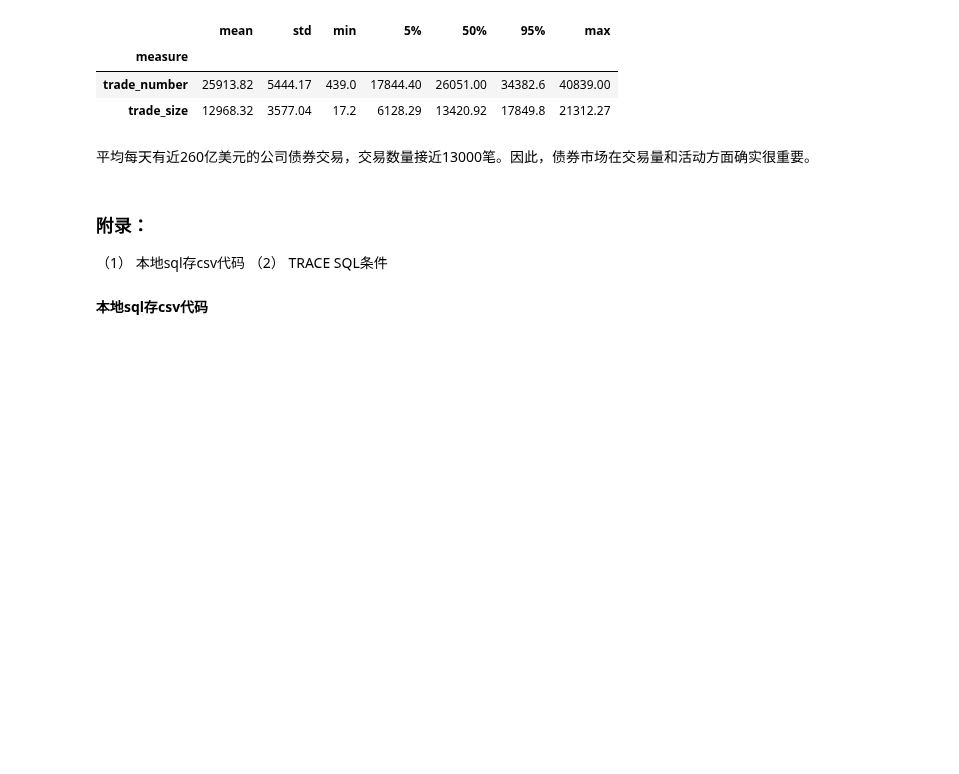
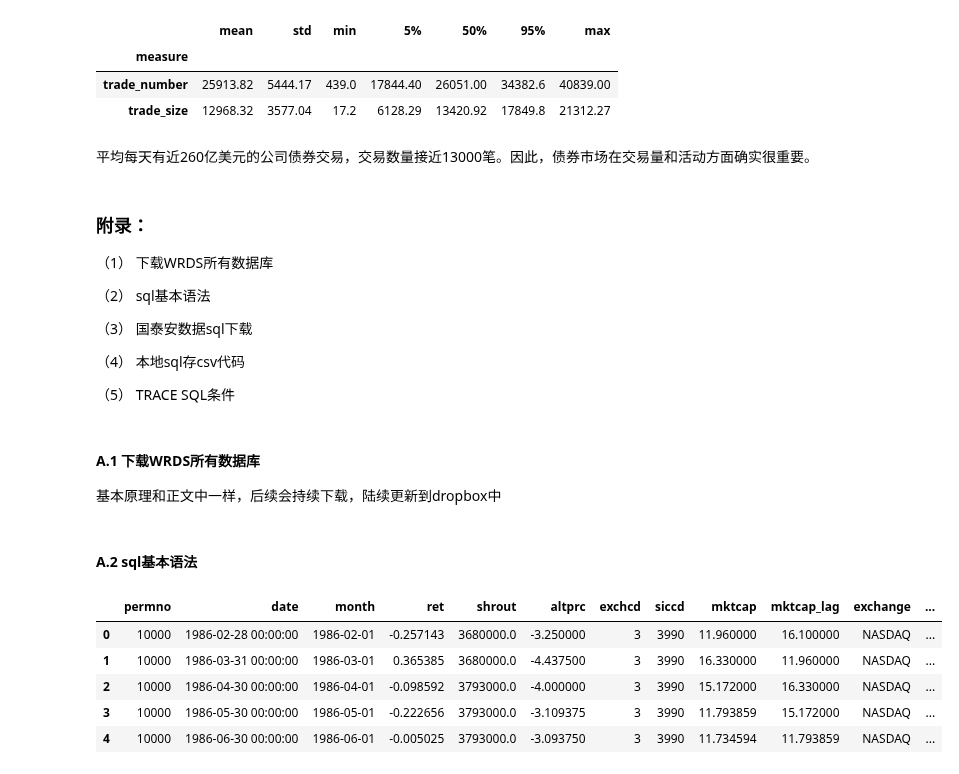
Before and after one commit to WHUFT/WHU_FinTech_Workshop, a Jupyter notebook: 10-研究方法学习班/15-Tidy Finance & Empirical Asset Pricing/01_Financial_data/week1_Finance_data.ipynb, the cells around one changed output. Drawn from its saved outputs; the diff is of its cells as text; code cells hidden in the pictures; blank space fills up the shorter version.

```diff
--- a/10-研究方法学习班/15-Tidy Finance & Empirical Asset Pricing/01_Financial_data/week1_Finance_data.ipynb
+++ b/10-研究方法学习班/15-Tidy Finance & Empirical Asset Pricing/01_Financial_data/week1_Finance_data.ipynb
@@ -1024,7 +1049,36 @@ average_trade_size
 平均每天有近260亿美元的公司债券交易，交易数量接近13000笔。因此，债券市场在交易量和活动方面确实很重要。
 # %% [markdown]
 ### 附录：
-（1） 本地sql存csv代码
-（2） TRACE SQL条件
+（1） 下载WRDS所有数据库
 
-#### 本地sql存csv代码
+（2） sql基本语法
+
+（3） 国泰安数据sql下载
+
+（4） 本地sql存csv代码
+
+（5） TRACE SQL条件
+# %% [markdown]
+#### A.1 下载WRDS所有数据库
+
+基本原理和正文中一样，后续会持续下载，陆续更新到dropbox中
+# %% [markdown]
+#### A.2 sql基本语法
+# %%
+#SELECT * FROM table_name;从数据库中选取所有数据。LIMIT限制从表中提取的行数；LIMIT 3，2：从第三位开始提取 3 个记录
+df = pd.read_sql_query(sql=f'''
+                            SELECT
+                                *
+                            FROM
+                                crsp_monthly
+                            LIMIT
+                                5
+                            ''' , con=tidy_finance,parse_dates = {'month'})
+df
+# %% [output]
+|  | permno | date | month | ret | shrout | altprc | exchcd | siccd | mktcap | mktcap_lag | exchange | ... |
+| 0 | 10000 | 1986-02-28 00:00:00 | 1986-02-01 | -0.257143 | 3680000.0 | -3.250000 | 3 | 3990 | 11.960000 | 16.100000 | NASDAQ | ... |
+| 1 | 10000 | 1986-03-31 00:00:00 | 1986-03-01 | 0.365385 | 3680000.0 | -4.437500 | 3 | 3990 | 16.330000 | 11.960000 | NASDAQ | ... |
+| 2 | 10000 | 1986-04-30 00:00:00 | 1986-04-01 | -0.098592 | 3793000.0 | -4.000000 | 3 | 3990 | 15.172000 | 16.330000 | NASDAQ | ... |
+| 3 | 10000 | 1986-05-30 00:00:00 | 1986-05-01 | -0.222656 | 3793000.0 | -3.109375 | 3 | 3990 | 11.793859 | 15.172000 | NASDAQ | ... |
+| 4 | 10000 | 1986-06-30 00:00:00 | 1986-06-01 | -0.005025 | 3793000.0 | -3.093750 | 3 | 3990 | 11.734594 | 11.793859 | NASDAQ | ... |
```
Also changed, not shown: parts of 29 cells of this notebook.
